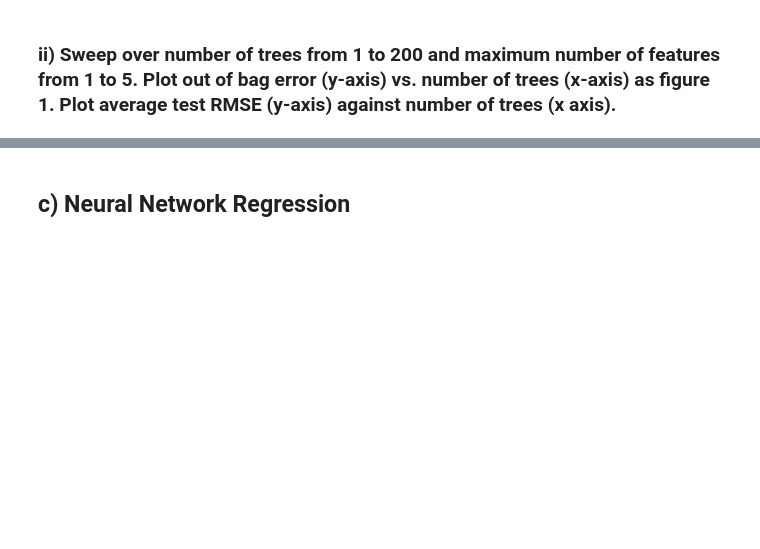
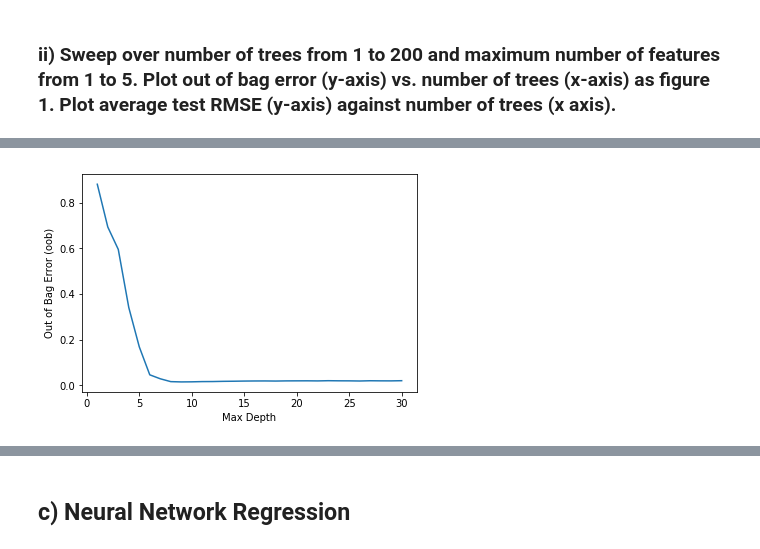
Before and after one commit to jdhurwitz/UCLA-EE219, a Jupyter notebook: Project4/Project 4 - Regression Analysis.ipynb, the cells around one changed output, grey strips where cells are left out. Cells and saved outputs as stored; diff of their text form; code cells hidden in the pictures; blank space fills up the shorter version.

```diff
--- a/Project4/Project 4 - Regression Analysis.ipynb
+++ b/Project4/Project 4 - Regression Analysis.ipynb
@@ -474,0 +474,35 @@ plt.show()
+# %%
+import warnings
+warnings.filterwarnings('ignore')
+
+min_depth = 1
+max_depth = 30
+
+bag_errors = []
+test_rmses = []
+train_rmses = []
+depths = np.linspace(1, max_depth, max_depth)
+
+for depth in range(min_depth, max_depth+1):
+    rf = RandomForestRegressor(n_estimators=20, max_features=5, max_depth=depth,
+                       bootstrap=True, oob_score=True, n_jobs=-1)
+    rf.fit(X_train, y_train)
+
+    y_pred = rf.predict(X_test)
+    y_pred_train = rf.predict(X_train)
+    bag_errors.append(1-rf.oob_score_)
+    train_rmses.append(sqrt(mean_squared_error(y_train, y_pred_train)))
+    test_rmses.append(sqrt(mean_squared_error(y_test, y_pred)))
+# %%
+#Figure 1
+fig, ax = plt.subplots()
+#ax.scatter(y, predicted, edgecolors=(0, 0, 0))
+#ax.plot([y.min(), y.max()], [y.min(), y.max()], 'k--', lw=4)
+ax.plot(depths, bag_errors)
+
+ax.set_xlabel('Max Depth')
+ax.set_ylabel('Out of Bag Error (oob)')
+plt.legend()
+plt.show()
+# %% [output]
+[figure, added]
```
Also changed, not shown: parts of 19 cells of this notebook, 1 other file.
